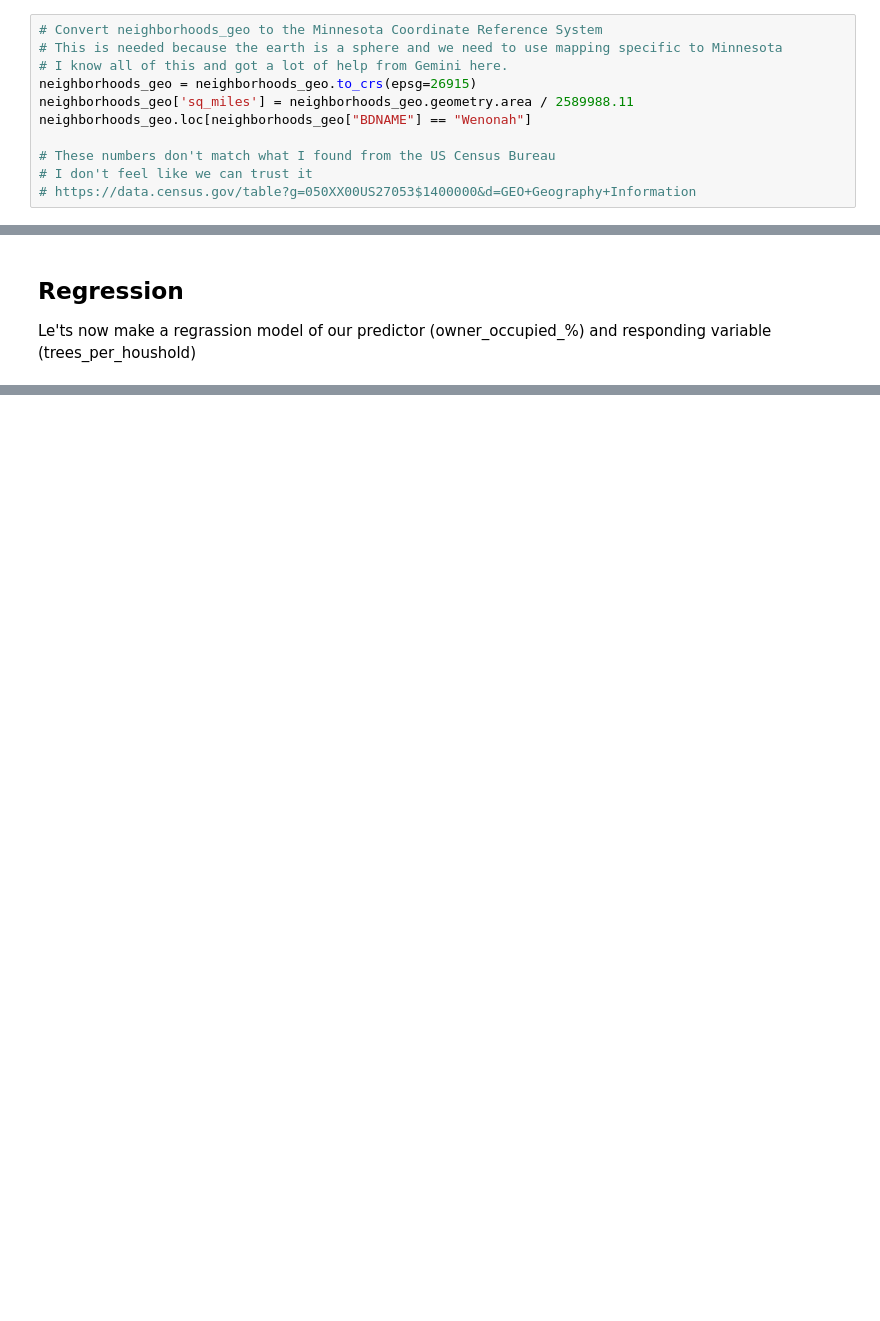
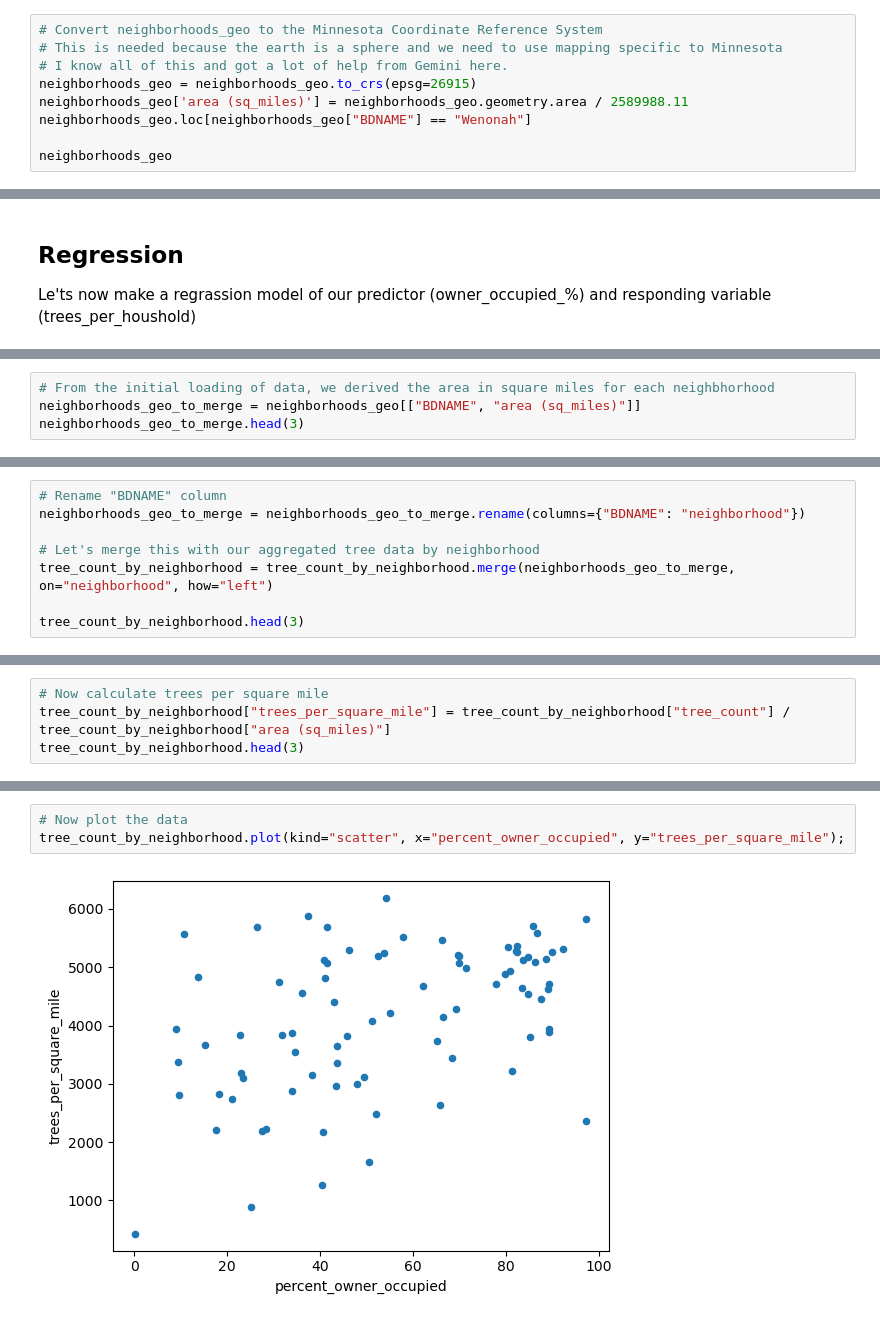
Before and after one commit to josiahpasse-cmd/minneapolis-tree-analysis, a Jupyter notebook: analysis.ipynb, the cells around one changed output, grey strips where cells are left out. Saved outputs shown, nothing was run; the diff lists cells and outputs as text; blank space fills up the shorter version.

```diff
--- a/analysis.ipynb
+++ b/analysis.ipynb
@@ -32,9 +47,7 @@ Let's create an area field in the neighborhoods_geo DataFrame to find the area (
 # This is needed because the earth is a sphere and we need to use mapping specific to Minnesota
 # I know all of this and got a lot of help from Gemini here.
 neighborhoods_geo = neighborhoods_geo.to_crs(epsg=26915)
-neighborhoods_geo['sq_miles'] = neighborhoods_geo.geometry.area / 2589988.11
+neighborhoods_geo['area (sq_miles)'] = neighborhoods_geo.geometry.area / 2589988.11
 neighborhoods_geo.loc[neighborhoods_geo["BDNAME"] == "Wenonah"]
 
-# These numbers don't match what I found from the US Census Bureau
-# I don't feel like we can trust it
-# https://data.census.gov/table?g=050XX00US27053$1400000&d=GEO+Geography+Information
+neighborhoods_geo
@@ -211,0 +430,4 @@ model.summary()
+# %%
+# From the initial loading of data, we derived the area in square miles for each neighbhorhood
+neighborhoods_geo_to_merge = neighborhoods_geo[["BDNAME", "area (sq_miles)"]]
+neighborhoods_geo_to_merge.head(3)
@@ -211,0 +439,8 @@ model.summary()
+# %%
+# Rename "BDNAME" column
+neighborhoods_geo_to_merge = neighborhoods_geo_to_merge.rename(columns={"BDNAME": "neighborhood"})
+
+# Let's merge this with our aggregated tree data by neighborhood
+tree_count_by_neighborhood = tree_count_by_neighborhood.merge(neighborhoods_geo_to_merge, on="neighborhood", how="left")
+
+tree_count_by_neighborhood.head(3)
@@ -211,0 +475,4 @@ model.summary()
+# %%
+# Now calculate trees per square mile
+tree_count_by_neighborhood["trees_per_square_mile"] = tree_count_by_neighborhood["tree_count"] / tree_count_by_neighborhood["area (sq_miles)"]
+tree_count_by_neighborhood.head(3)
@@ -211,0 +484,5 @@ model.summary()
+# %%
+# Now plot the data
+tree_count_by_neighborhood.plot(kind="scatter", x="percent_owner_occupied", y="trees_per_square_mile");
+# %% [output]
+[figure, added]
```
Also changed, not shown: parts of 37 cells of this notebook.
